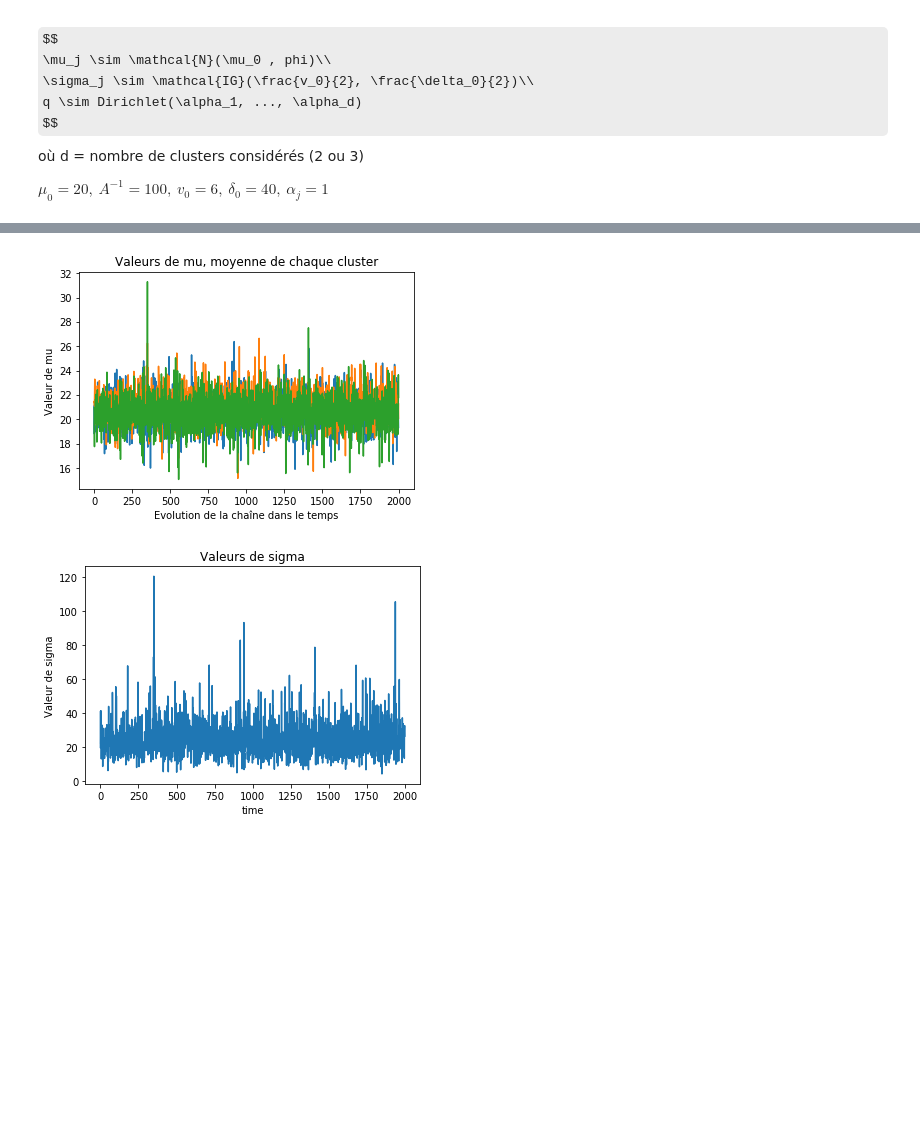
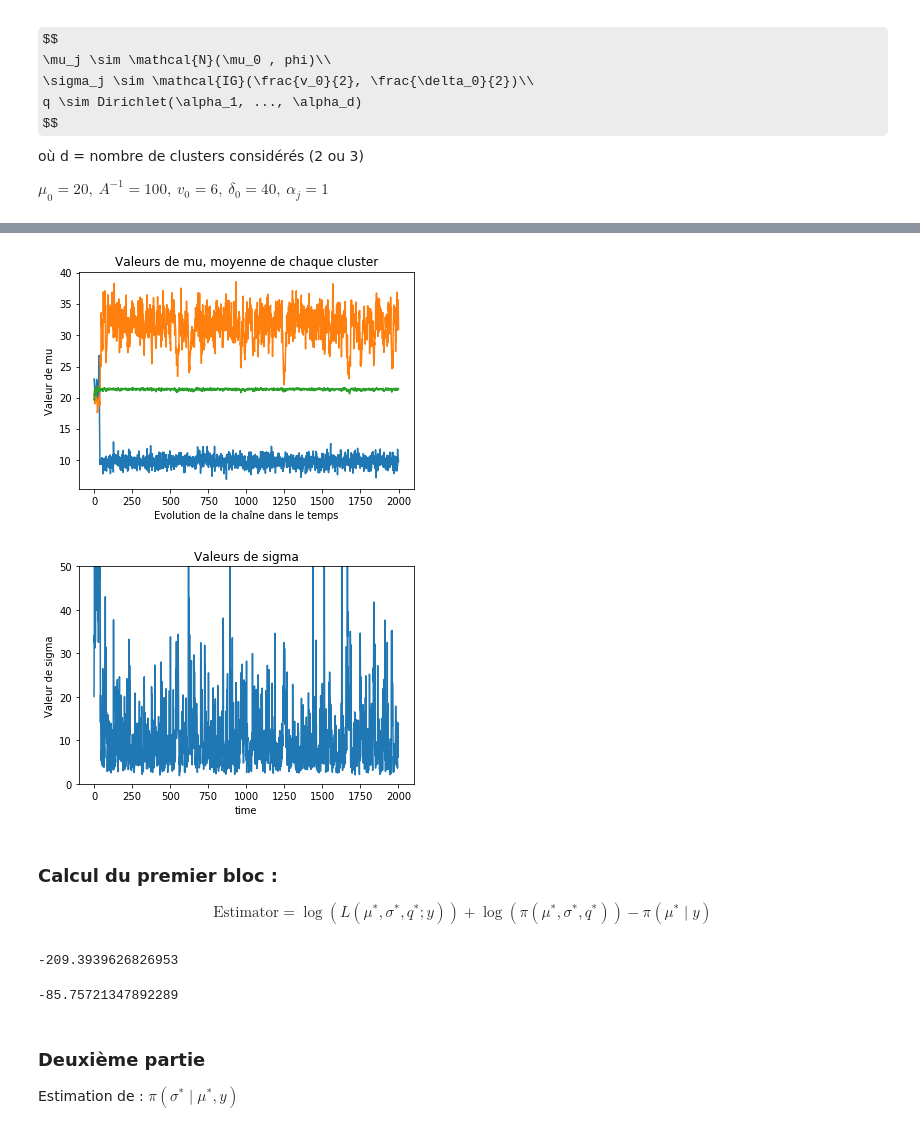
Before and after one commit to Remi-Boutin/Bayesian_statistics_project, a Jupyter notebook: 4_2-Marginal_Likelihood_in_mixture_models.ipynb, the cells around one changed output, grey strips where cells are left out. Saved outputs shown, nothing was run; the diff lists cells and outputs as text; code cells hidden in the pictures; some formulas as TeX source; blank space fills up the shorter version.

```diff
--- a/4_2-Marginal_Likelihood_in_mixture_models.ipynb
+++ b/4_2-Marginal_Likelihood_in_mixture_models.ipynb
@@ -45,8 +45,8 @@ def normal_update(n_clust, clust_mean, sigma, sigma0=100,mu0=20,v0=6, delta0=40)
 
     return mu_mean_up, mu_var_up
 
-def dirichlet_update(a, n_clust):
-    return a + n_clust
+def dirichlet_update(alpha0, n_clust):
+    return alpha0 + n_clust
 
 def InvGamma_update(n_clust, delta, v0=6, delta0= 40):
     ### Paramètre de la loi posterieure de sigma
@@ -72,7 +72,7 @@ mu0= 20
 A0 = 100
 v0 = 6
 delta0 = 40
-alpha = np.ones(nb_clust)
+alpha0 = np.ones(nb_clust)
 sigma0 = 1
 
 q0 = np.ones(nb_clust)
@@ -94,7 +94,7 @@ v_up, delta_up = InvGamma_update(n_clust, delta)
 sigma_sample = 1/gamma(v_up/2, 2/delta_up) # Est-ce correcte ou faut-il inverser le deuxième paramètre ?
 
 ### Mise à jour de la proba q
-alpha_up = dirichlet_update(alpha , n_clust)
+alpha_up = dirichlet_update(alpha0 , n_clust)
 q = dirichlet(alpha_up)
 
 #Mise à jour des probas de chaque cluster
@@ -106,12 +106,14 @@ mu_sample = mu_sample.reshape(1, mu_sample.shape[0])
 sigma_sample = sigma_sample.reshape(1, sigma_sample.shape[0])
 z_sample = z_sample.reshape(1, z_sample.shape[0])
 # %%
-n_iter = 2000
+n_iter = 15000
+burn_in = 1000
 bar = ProgressBar(maxval=n_iter)
 bar.start()
 for k in range(n_iter):
-        #Calcul des quantités nécessaires pour la mise à jour des paramètres : moyenne intra clust et mse intra clust
-    clust ,n_clust = np.unique(z_sample[-1], return_counts=True)
+
+    #Calcul des quantités nécessaires pour la mise à jour des paramètres : moyenne intra clust et mse intra clust
+    n_clust = np.array([(z_sample[-1]==k).sum() for k in range(nb_clust)])
     delta, clust_mean= [],[]
     for i in range(nb_clust):
         delta.append(np.sum(np.square(y[z_sample[-1]==i]-mu_sample[-1][i])))
@@ -129,14 +131,14 @@ for k in range(n_iter):
     sigma_sample = np.vstack((sigma_sample, invgamma.rvs(v_up/2, scale= delta_up/2))) # Est-ce correcte ou faut-il inverser le deuxième paramètre ?
 
     ### Mise à jour de la proba q
-    alpha_up = dirichlet_update(alpha , n_clust)
-    q = dirichlet(alpha_up)
+    alpha_up = dirichlet_update(alpha0 , n_clust)
+    q_up = np.vstack((q_up,dirichlet(alpha_up) ))
 
     #Mise à jour des probas de chaque cluster
-    q_tmp= z_update(q_up[-1], mu_sample[-1], sigma_sample[-1],y)
-    q_tmp = np.nan_to_num(q_tmp)
-    q_up = np.vstack((q_up, np.divide(q_tmp,q_tmp.sum(axis=1, keepdims=True))))
-    z_sample= np.vstack((z,np.array([np.random.choice(range(nb_clust), p=q_up[i]) for i in range(y.shape[0])])))
+    w = z_update(q_up[-1], mu_sample[-1], sigma_sample[-1],y)
+    w = np.nan_to_num(w)
+    w = np.divide(w,w.sum(axis=1, keepdims=True))
+    z_sample = np.vstack((z_sample,np.array([np.random.choice(range(nb_clust), p=w[i]) for i in range(y.shape[0])])))
     bar.update(k)
 bar.finish()
 # %% [output]
@@ -148,14 +150,20 @@ plt.xlabel('Evolution de la chaîne dans le temps')
 plt.ylabel('Valeur de mu')
 plt.show()
 # %% [output]
-[figure, old version]
+[figure, new version]
 # %%
-plt.plot(sigma_sample[:,2])
+plt.plot(sigma_sample[:,1])
 plt.title("Valeurs de sigma")
 plt.xlabel('time')
 plt.ylabel('Valeur de sigma')
 plt.show()
 # %% [output]
-[figure, old version]
+[figure, new version]
+# %% [markdown]
+### Calcul du premier bloc :
+
+$$
+    \text{Estimator} = \log( L( \mu^*, \sigma^*, q^*; y)) + \log( \pi( \mu^*, \sigma^*, q^* )) - \pi( \mu^* \mid y)
+$$
 # %%
 def Log_likelihood(q, mu, sigma):
@@ -185,0 +224,14 @@ def log_prior(mu,sigma,q):
+# %%
+estimator_first_step
+# %% [output]
+-209.3939626826953
+# %%
+log_post_estimate_mu
+# %% [output]
+-85.75721347892289
+# %% [markdown]
+### Deuxième partie
+Estimation de :
+$
+\pi( \sigma^* \mid \mu^* , y )
+$
```
Also changed, not shown: parts of 19 cells of this notebook.
